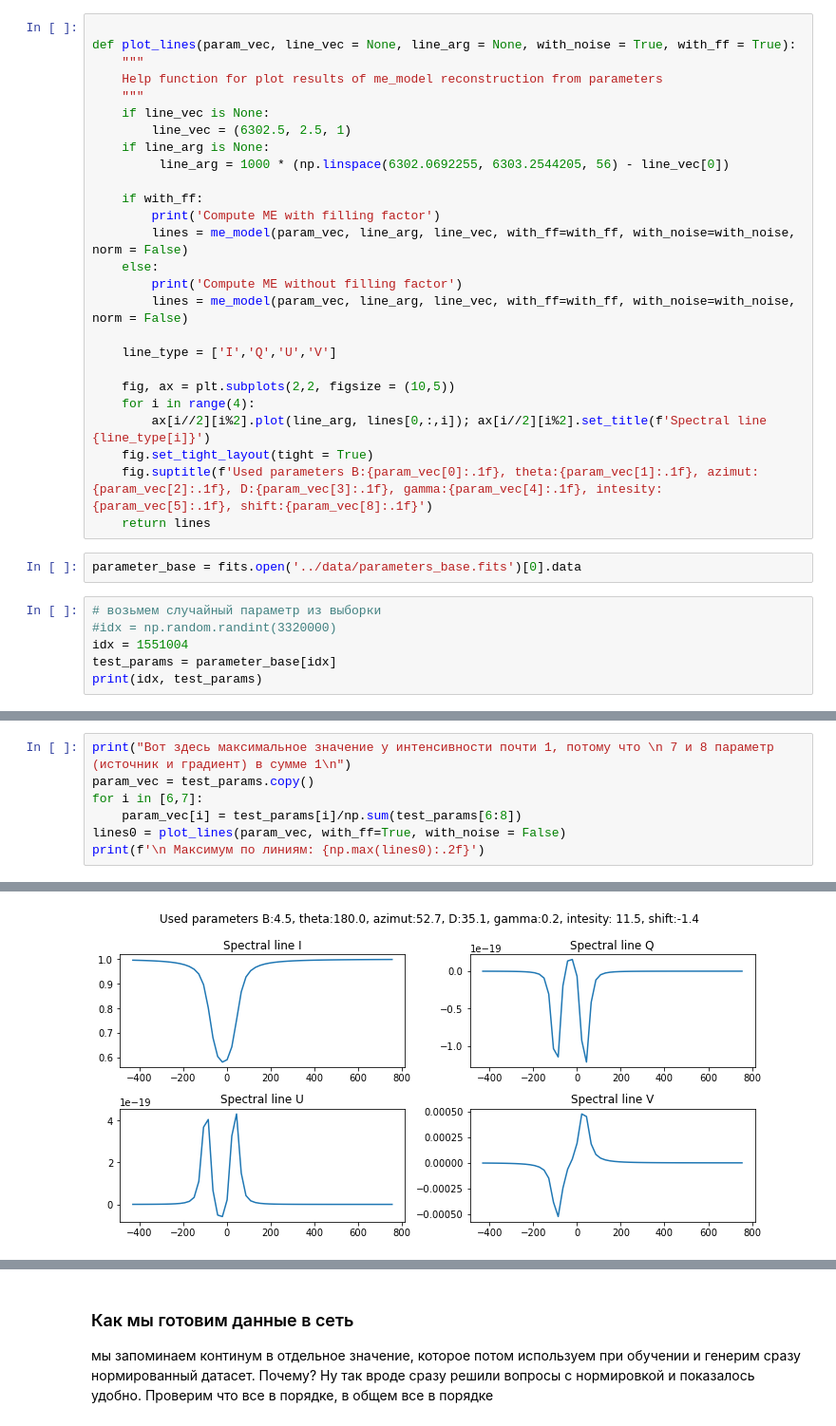
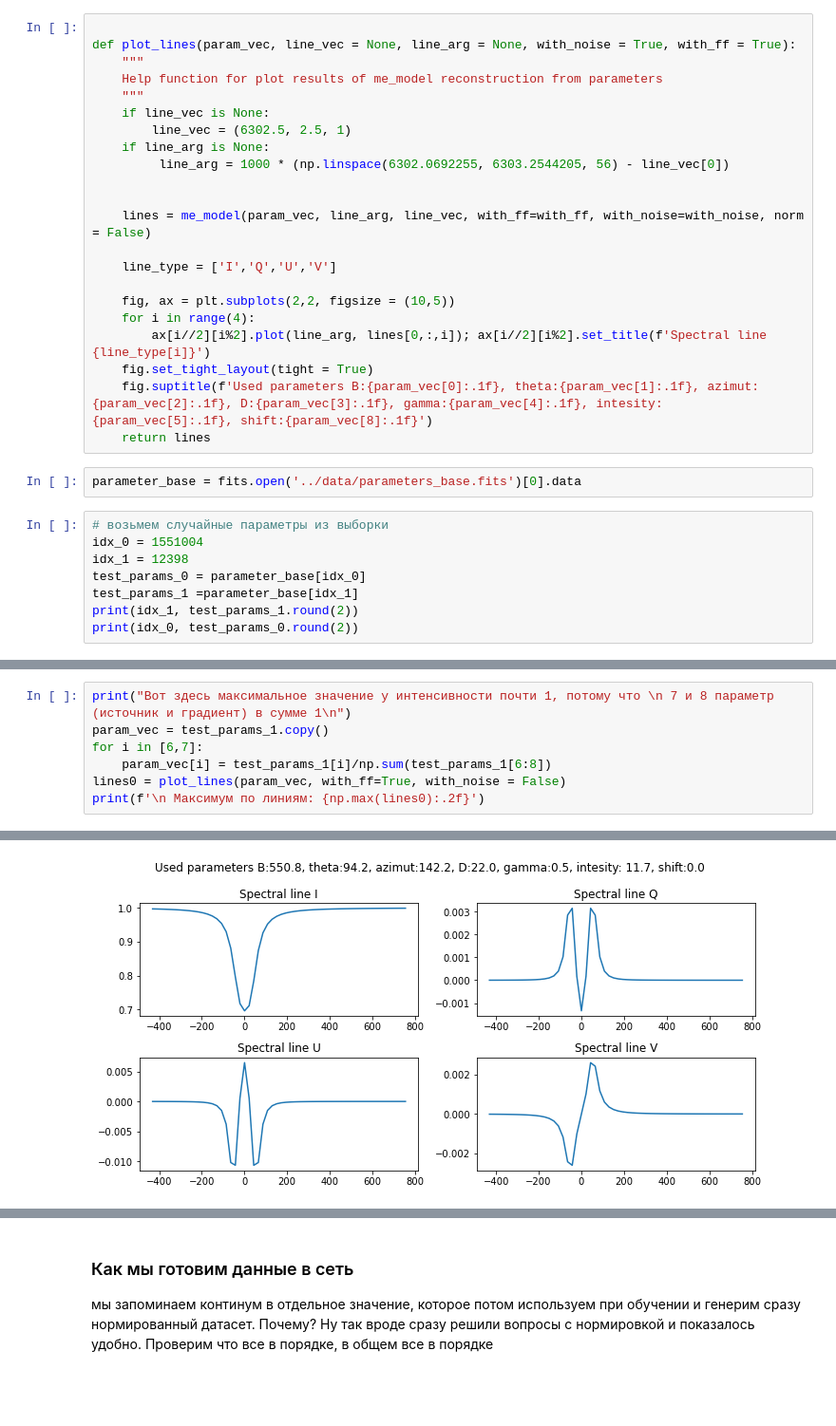
Before and after one commit to iknyazeva/InverseProblem, a Jupyter notebook: notebooks/!!NeedYouBrilliantMindHere!!.ipynb, the cells around one changed output, grey strips where cells are left out. Shown at 95% size. Drawn from its saved outputs; the diff is of its cells as text; blank space fills up the shorter version.

```diff
--- a/notebooks/!!NeedYouBrilliantMindHere!!.ipynb
+++ b/notebooks/!!NeedYouBrilliantMindHere!!.ipynb
@@ -32,12 +30,8 @@ def plot_lines(param_vec, line_vec = None, line_arg = None, with_noise = True, w
     if line_arg is None:
          line_arg = 1000 * (np.linspace(6302.0692255, 6303.2544205, 56) - line_vec[0])
 
-    if with_ff:
-        print('Compute ME with filling factor')
-        lines = me_model(param_vec, line_arg, line_vec, with_ff=with_ff, with_noise=with_noise, norm = False)
-    else:
-        print('Compute ME without filling factor')
-        lines = me_model(param_vec, line_arg, line_vec, with_ff=with_ff, with_noise=with_noise, norm = False)
+
+    lines = me_model(param_vec, line_arg, line_vec, with_ff=with_ff, with_noise=with_noise, norm = False)
 
     line_type = ['I','Q','U','V']
 
@@ -50,9 +44,11 @@ def plot_lines(param_vec, line_vec = None, line_arg = None, with_noise = True, w
 # %%
 parameter_base = fits.open('../data/parameters_base.fits')[0].data
 # %%
-# возьмем случайный параметр из выборки
-#idx = np.random.randint(3320000)
-idx = 1551004
-test_params = parameter_base[idx]
-print(idx, test_params)
+# возьмем случайные параметры из выборки
+idx_0 = 1551004
+idx_1 = 12398
+test_params_0 = parameter_base[idx_0]
+test_params_1 =parameter_base[idx_1]
+print(idx_1, test_params_1.round(2))
+print(idx_0, test_params_0.round(2))
 # %% [output]
@@ -62,8 +59,8 @@ print(idx, test_params)
 # %%
 print("Вот здесь максимальное значение у интенсивности почти 1, потому что \n 7 и 8 параметр (источник и градиент) в сумме 1\n")
-param_vec = test_params.copy()
+param_vec = test_params_1.copy()
 for i in [6,7]:
-    param_vec[i] = test_params[i]/np.sum(test_params[6:8])
+    param_vec[i] = test_params_1[i]/np.sum(test_params_1[6:8])
 lines0 = plot_lines(param_vec, with_ff=True, with_noise = False)
 print(f'\n Максимум по линиям: {np.max(lines0):.2f}')
 # %% [output]
@@ -74,5 +70,5 @@ Compute ME with filling factor
 
  Максимум по линиям: 1.00
-[figure, old version]
+[figure, new version]
 # %%
 print("Вот здесь максимальное значение уже другое и равно должно быть сумме 7 и 8 параметра 1\n")
```
Also changed, not shown: parts of 20 cells of this notebook, 4 other files.
